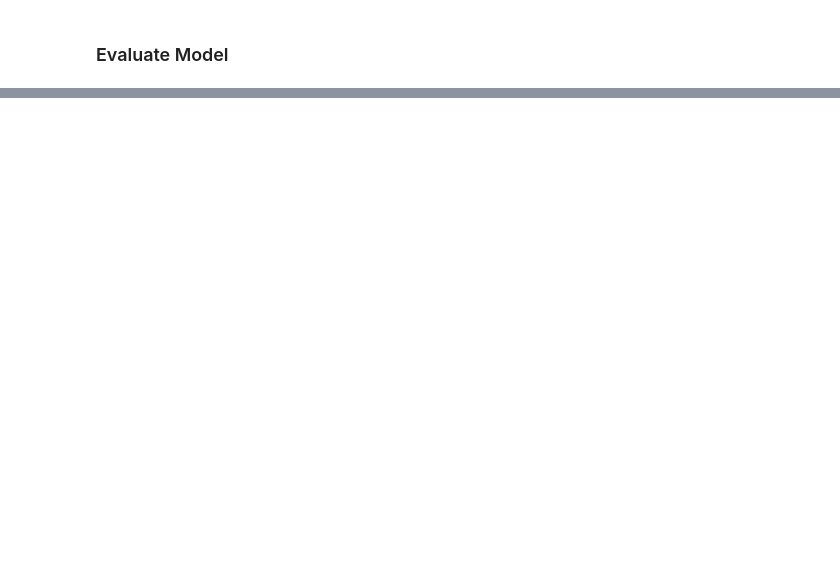
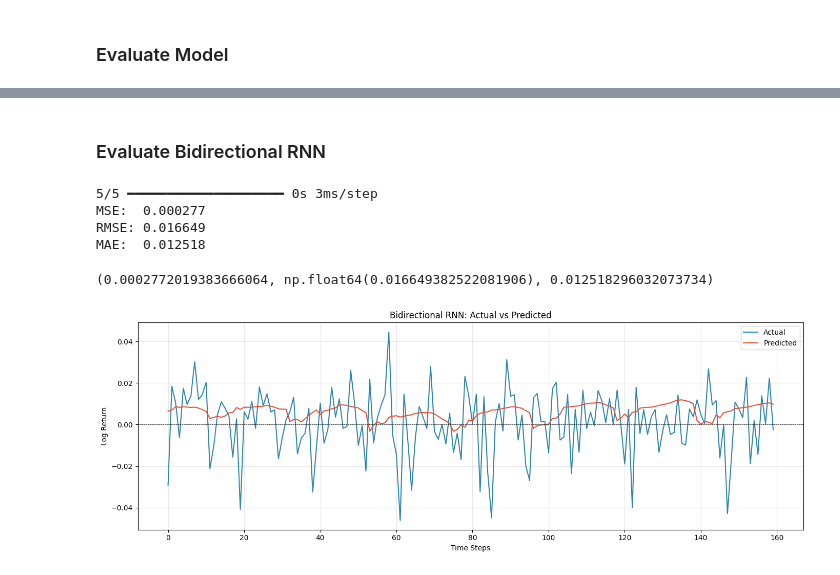
Before and after one commit to IshaPatro/DeepTemporalModelsWithAttentionAndSkipConnectionsForWheatFutures, a Jupyter notebook: DeepTemporalModelsWithAttentionAndSkipConnectionsForWheatFutures.ipynb, the cells around one changed output, grey strips where cells are left out. Drawn from its saved outputs; the diff is of its cells as text; code cells hidden in the pictures; blank space fills up the shorter version.

```diff
--- a/DeepTemporalModelsWithAttentionAndSkipConnectionsForWheatFutures.ipynb
+++ b/DeepTemporalModelsWithAttentionAndSkipConnectionsForWheatFutures.ipynb
@@ -1076,0 +814,11 @@ RNN + Attention + Skip 0.000308 0.017559 0.013012
+# %%
+history_bidir = bidir_model.fit(
+    X_train_seq,
+    y_train_seq,
+    validation_data=(X_val_seq, y_val_seq),
+    epochs=20,
+    batch_size=32,
+    verbose=1
+)
+test_loss_bidir = bidir_model.evaluate(X_test_seq, y_test_seq)
+test_loss_bidir
@@ -1076,0 +844,39 @@ RNN + Attention + Skip 0.000308 0.017559 0.013012
+# %% [markdown]
+### Evaluate Bidirectional RNN
+# %%
+y_pred_bidir_scaled = bidir_model.predict(X_test_seq).flatten()
+
+y_pred_bidir = target_scaler.inverse_transform(y_pred_bidir_scaled.reshape(-1, 1)).flatten()
+y_true_bidir = target_scaler.inverse_transform(y_test_seq.reshape(-1, 1)).flatten()
+
+mse_bidir = mean_squared_error(y_true_bidir, y_pred_bidir)
+rmse_bidir = np.sqrt(mse_bidir)
+mae_bidir = mean_absolute_error(y_true_bidir, y_pred_bidir)
+
+print(f"MSE:  {mse_bidir:.6f}")
+print(f"RMSE: {rmse_bidir:.6f}")
+print(f"MAE:  {mae_bidir:.6f}")
+
+mse_bidir, rmse_bidir, mae_bidir
+# %% [output]
+5/5 ━━━━━━━━━━━━━━━━━━━━ 0s 3ms/step
+MSE:  0.000277
+RMSE: 0.016649
+MAE:  0.012518
+(0.0002772019383666064, np.float64(0.016649382522081906), 0.012518296032073734)
+# %%
+fig, ax = plt.subplots(figsize=(14, 5))
+
+ax.plot(range(len(y_true_bidir)), y_true_bidir, label='Actual', color='#2E86AB', linewidth=1.5)
+ax.plot(range(len(y_pred_bidir)), y_pred_bidir, label='Predicted', color='#E94F37', linewidth=1.5)
+ax.set_xlabel('Time Steps')
+ax.set_ylabel('Log Return')
+ax.set_title(f'Bidirectional RNN: Actual vs Predicted')
+ax.legend()
+ax.grid(True, alpha=0.3)
+ax.axhline(y=0, color='black', linestyle='--', linewidth=0.5)
+
+plt.tight_layout()
+plt.show()
+# %% [output]
+[figure, added]
```
Also changed, not shown: parts of 39 cells of this notebook.
